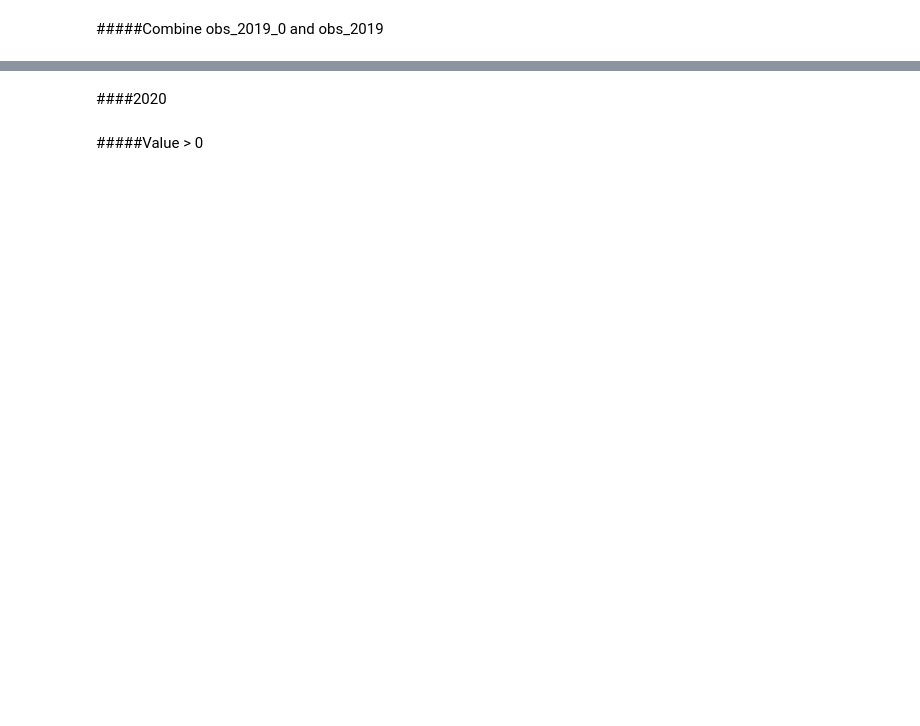
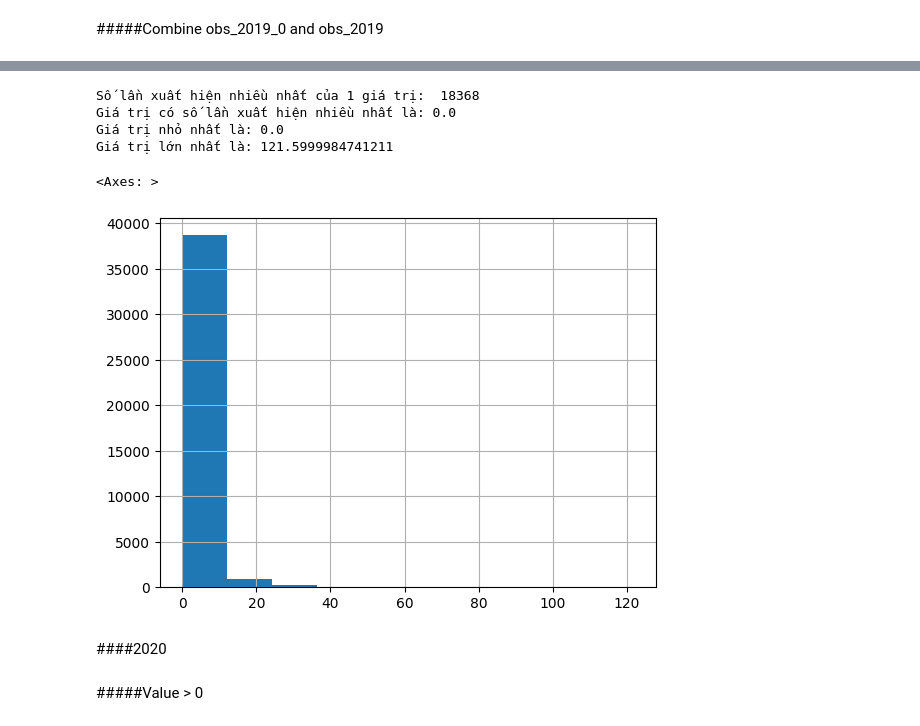
Before and after one commit to Le-Bao-181003/CVDHD, a Jupyter notebook: Data processing.ipynb, the cells around one changed output, grey strips where cells are left out. Saved outputs shown, nothing was run; the diff lists cells and outputs as text; code cells hidden in the pictures; blank space fills up the shorter version.

```diff
--- a/Data processing.ipynb
+++ b/Data processing.ipynb
@@ -394,18 +459,16 @@ def read_month_folder(month_folder):
                     dfs.append(df)
     return pd.concat(dfs, ignore_index=True)
 # %%
-# Tạo dataframe tổng hợp từ tất cả các thư mục tháng
+
+# Đọc dữ liệu từ các thư mục tháng
 dfs_all_months = []
 for month_folder in os.listdir(months_folder_path):
     if os.path.isdir(os.path.join(months_folder_path, month_folder)):
-        dfs_all_months.append(read_month_folder(month_folder))
+        dfs_all_months.append(read_month_folder(month_folder, df_unique))
 
 # Kết hợp các dataframe lại thành một dataframe duy nhất cho tất cả các tháng
-result_df_all_months = pd.concat(dfs_all_months, ignore_index=True)
-
-# Sắp xếp lại theo cột 'name' theo giá trị tăng dần
-obs_2019_0 = result_df_all_months.sort_values(by='name')
+obs_0_2019 = pd.concat(dfs_all_months, ignore_index=True)
 
 # Hiển thị dataframe kết quả
-print(obs_2019_0)
+print(obs_0_2019)
 # %% [output]
@@ -427,7 +490,7 @@ print(obs_2019_0)
 import pandas as pd
 
 # Lấy 18368 dòng ngẫu nhiên từ DataFrame ban đầu
-obs_2019_0_choose = obs_2019_0.sample(n=18368, random_state=42)
+obs_2019_0_choose = obs_0_2019.sample(n=18368, random_state=42)
 
 # Sắp xếp lại DataFrame mới theo thứ tự
 obs_2019_0_choose = obs_2019_0_choose.sort_index()
@@ -484,5 +550,33 @@ print(obs_combine_2019)
 
 [40000 rows x 4 columns]
+# %%
+value_counts = obs_combine_2019['AWS'].value_counts()
+
+print("Số lần xuất hiện nhiều nhất của 1 giá trị: ", value_counts.max())
+
+# Tìm giá trị có số lần xuất hiện nhiều nhất
+most_common_value = obs_combine_2019['AWS'].value_counts().idxmax()
+
+print("Giá trị có số lần xuất hiện nhiều nhất là:", most_common_value)
+
+# Tìm giá trị lớn nhất trong cột 'Value'
+min_value = obs_combine_2019['AWS'].min()
+
+print("Giá trị nhỏ nhất là:", min_value)
+
+# Tìm giá trị lớn nhất trong cột 'Value'
+max_value = obs_combine_2019['AWS'].max()
+
+print("Giá trị lớn nhất là:", max_value)
+
+obs_combine_2019['AWS'].hist()
+# %% [output]
+Số lần xuất hiện nhiều nhất của 1 giá trị:  18368
+Giá trị có số lần xuất hiện nhiều nhất là: 0.0
+Giá trị nhỏ nhất là: 0.0
+Giá trị lớn nhất là: 121.5999984741211
+<Axes: >
+[figure, added]
 # %%
 # Tạo file CSV từ dataframe result_df_all_months
 obs_combine_2019.to_csv('/content/obs_2019.csv', index=False)
```
Also changed, not shown: parts of 32 cells of this notebook.
